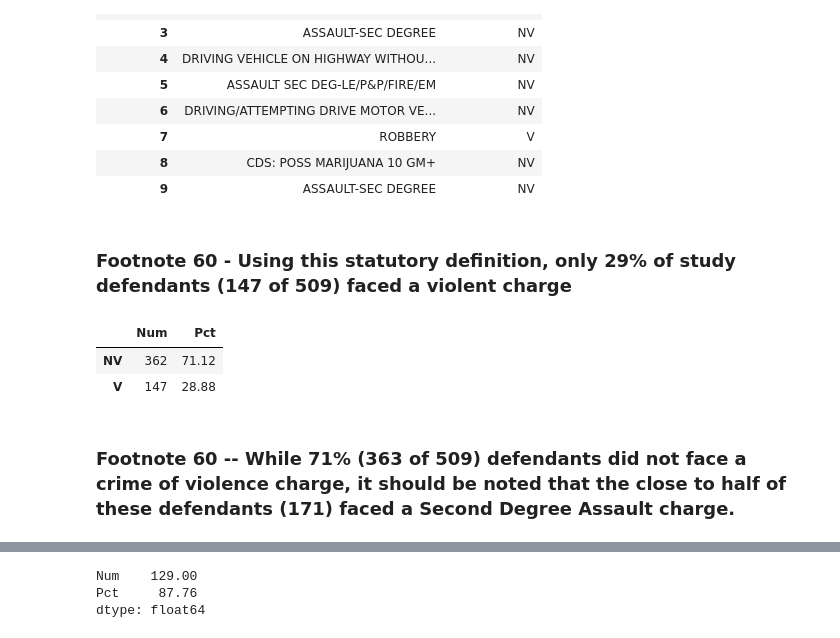
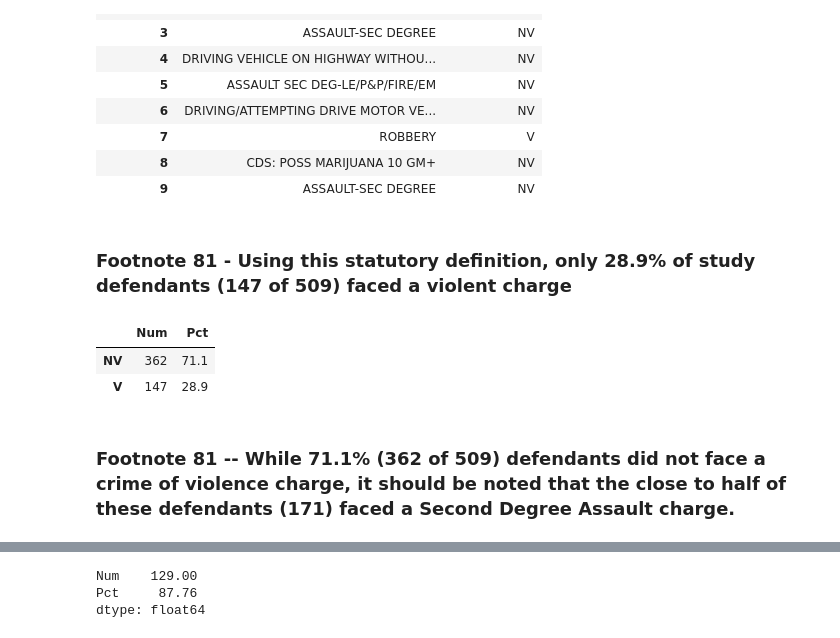
Before and after one commit to Colinstarger/Butterfly_in_COVID_Spring22, a Jupyter notebook: Black_Butterfly_Sp22_public.ipynb, the cells around one changed output, grey strips where cells are left out. Saved outputs shown, nothing was run; the diff lists cells and outputs as text; code cells hidden in the pictures.

```diff
--- a/Black_Butterfly_Sp22_public.ipynb
+++ b/Black_Butterfly_Sp22_public.ipynb
@@ -725,19 +778,19 @@ def_single_top[view_cols].head(10)
 | 8 | CDS: POSS MARIJUANA 10 GM+ | NV |
 | 9 | ASSAULT-SEC DEGREE | NV |
 # %% [markdown]
-### Footnote 60 - Using this statutory definition, only 29% of study defendants (147 of 509) faced a violent charge
+### Footnote 81 - Using this statutory definition, only 28.9% of study defendants (147 of 509) faced a violent charge
 # %%
 #Basic count of violent v non violent
 table= pd.DataFrame(def_single_top["charge_level"].value_counts())
 table.columns=["Num"]
-table["Pct"] = round(def_single_top["charge_level"].value_counts(normalize=True)*100,2)
+table["Pct"] = round(def_single_top["charge_level"].value_counts(normalize=True)*100,1)
 table
 # %% [output]
 |  | Num | Pct |
-| NV | 362 | 71.12 |
-| V | 147 | 28.88 |
+| NV | 362 | 71.1 |
+| V | 147 | 28.9 |
 # %% [markdown]
-### Footnote 60 -- While 71% (363 of 509) defendants did not face a crime of violence charge, it should be noted that the close to half of these defendants (171) faced a Second Degree Assault charge.
+### Footnote 81 -- While 71.1% (362 of 509) defendants did not face a crime of violence charge, it should be noted that the close to half of these defendants (171) faced a Second Degree Assault charge.
 # %%
 #Count how many of top charges are assault 2
 def_single_top.charge_name.value_counts()
```
Also changed, not shown: parts of 152 cells of this notebook.
